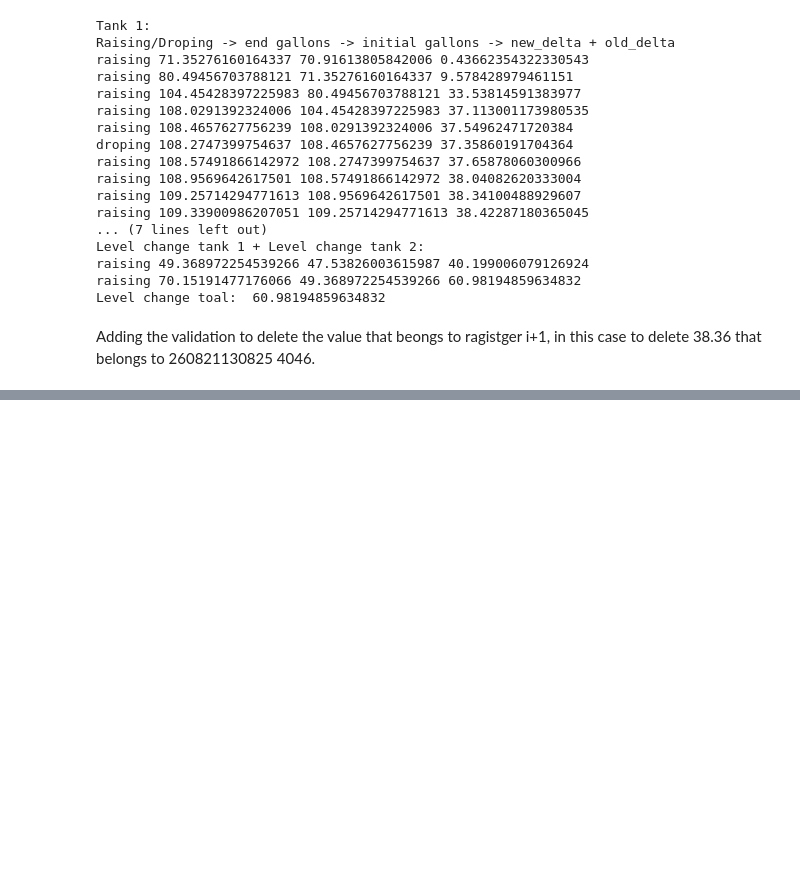
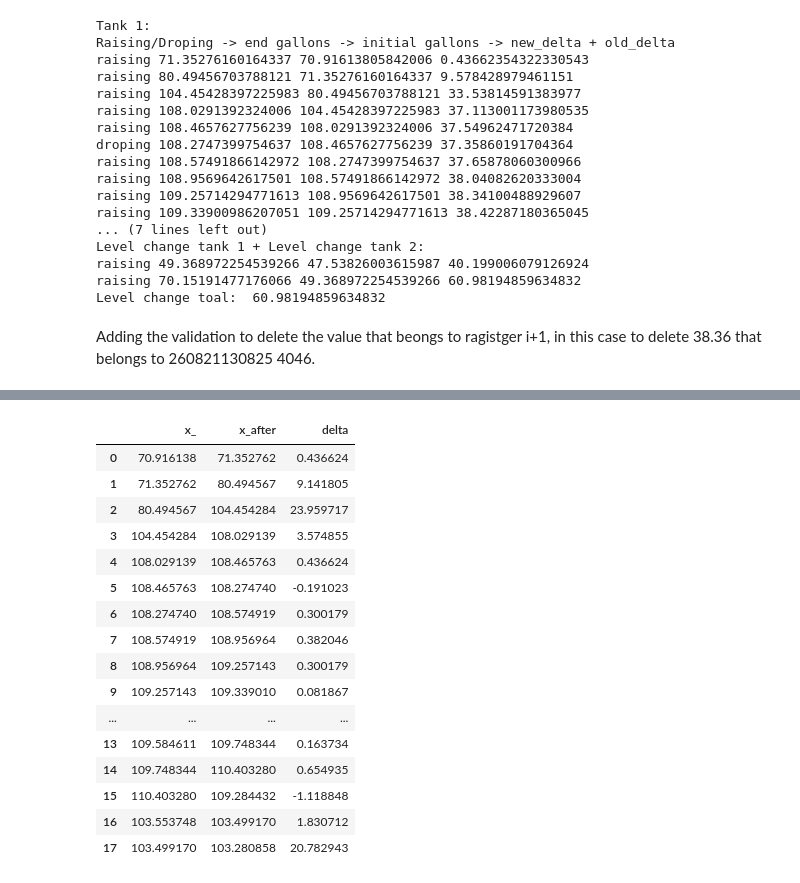
Before and after one commit to jlhb1984/Zonar_projects, a Jupyter notebook: notebooks/mym cmy743 new test TS000176073.ipynb, the cells around one changed output, grey strips where cells are left out. Cells and saved outputs as stored; diff of their text form; code cells hidden in the pictures; blank space fills up the shorter version.

Commit message:
Edition on HeroX decoder for generate a Df with fuel level

```diff
--- a/notebooks/mym cmy743 new test TS000176073.ipynb
+++ b/notebooks/mym cmy743 new test TS000176073.ipynb
@@ -304 +308,67 @@ raising 70.15191477176066 49.368972254539266 62.10079642585802
 Level change toal:  62.10079642585802
+# %%
+capacity_1=135
+capacity_2=55
+level=0
+p=0 # If vehicle is parked, p=0
+
+date1=260821124025
+date2=260821130640
+level=0
+
+delta_aux=[]
+x_after=[]
+x_=[]
+
+df_report=pd.DataFrame()
+
+print("Tank 1: ")
+print("Raising/Droping","->","end gallons","->","initial gallons","->","new_delta + old_delta","->","delta")
+for i in range(0,values_dates_fs01_ordered.shape[0]):
+    if int(values_dates_fs01_ordered.iloc[i,1])>=date1 and int(values_dates_fs01_ordered.iloc[i,1])<=date2:
+        #print(i,values_dates_fs02_ordered.iloc[i+1,3],values_dates_fs02_ordered.iloc[i,3])
+        if values_dates_fs01_ordered.iloc[i+1,3]>(values_dates_fs01_ordered.iloc[i,3]+(p/100)*capacity_1):
+            delta=values_dates_fs01_ordered.iloc[i+1,3]-values_dates_fs01_ordered.iloc[i,3]
+            delta_aux.append(delta)
+            x_after.append(values_dates_fs01_ordered.iloc[i+1,3])
+            x_.append(values_dates_fs01_ordered.iloc[i,3])
+            level=delta+level
+            print("raising",values_dates_fs01_ordered.iloc[i+1,3],values_dates_fs01_ordered.iloc[i,3],level,values_dates_fs01_ordered.iloc[i+1,3]-values_dates_fs01_ordered.iloc[i,3])
+        if values_dates_fs01_ordered.iloc[i+1,3]<(values_dates_fs01_ordered.iloc[i,3]-(p/100)*capacity_1):
+            delta=values_dates_fs01_ordered.iloc[i+1,3]-values_dates_fs01_ordered.iloc[i,3]
+            delta_aux.append(delta)
+            x_after.append(values_dates_fs01_ordered.iloc[i+1,3])
+            x_.append(values_dates_fs01_ordered.iloc[i,3])
+            level=delta+level
+            print("droping",values_dates_fs01_ordered.iloc[i+1,3],values_dates_fs01_ordered.iloc[i,3],level,values_dates_fs01_ordered.iloc[i+1,3]-values_dates_fs01_ordered.iloc[i,3])
+        if int(values_dates_fs01_ordered.iloc[i+1,1])>date2:
+            level=level-float(values_dates_fs01_ordered.iloc[i+1,3]-float(values_dates_fs01_ordered.iloc[i,3]))
+print("Level change tank 1: ",level)
+
+print("Level change tank 1 + Level change tank 2: ")
+for i in range(0,values_dates_fs02_ordered.shape[0]):
+    if int(values_dates_fs02_ordered.iloc[i,1])>=date1 and int(values_dates_fs02_ordered.iloc[i,1])<=date2:
+        #print(i,values_dates_fs02_ordered.iloc[i+1,3],values_dates_fs02_ordered.iloc[i,3])
+        if values_dates_fs02_ordered.iloc[i+1,3]>(values_dates_fs02_ordered.iloc[i,3]+(p/100)*capacity_2):
+            delta=values_dates_fs02_ordered.iloc[i+1,3]-values_dates_fs02_ordered.iloc[i,3]
+            delta_aux.append(delta)
+            x_after.append(values_dates_fs01_ordered.iloc[i+1,3])
+            x_.append(values_dates_fs01_ordered.iloc[i,3])
+            level=delta+level
+            print("raising",values_dates_fs02_ordered.iloc[i+1,3],values_dates_fs02_ordered.iloc[i,3],level,delta)
+        if values_dates_fs02_ordered.iloc[i+1,3]<(values_dates_fs02_ordered.iloc[i,3]-(p/100)*capacity_2):
+            delta=values_dates_fs02_ordered.iloc[i+1,3]-values_dates_fs02_ordered.iloc[i,3]
+            delta_aux.append(delta)
+            x_after.append(values_dates_fs01_ordered.iloc[i+1,3])
+            x_.append(values_dates_fs01_ordered.iloc[i,3])
+            level=delta+level
+            print("droping",values_dates_fs02_ordered.iloc[i+1,3],values_dates_fs02_ordered.iloc[i,3],level,delta)
+        if int(values_dates_fs02_ordered.iloc[i+1,1])>date2:
+            level=level-float(values_dates_fs02_ordered.iloc[i+1,3]-float(values_dates_fs02_ordered.iloc[i,3]))
+
+df_report['x_']=x_
+df_report['x_after']=x_after
+df_report['delta']=delta_aux
+
+df_report
+# %% [output]
@@ -304,0 +392,17 @@ Level change toal:  62.10079642585802
+|  | x_ | x_after | delta |
+| 0 | 70.916138 | 71.352762 | 0.436624 |
+| 1 | 71.352762 | 80.494567 | 9.141805 |
+| 2 | 80.494567 | 104.454284 | 23.959717 |
+| 3 | 104.454284 | 108.029139 | 3.574855 |
+| 4 | 108.029139 | 108.465763 | 0.436624 |
+| 5 | 108.465763 | 108.274740 | -0.191023 |
+| 6 | 108.274740 | 108.574919 | 0.300179 |
+| 7 | 108.574919 | 108.956964 | 0.382046 |
+| 8 | 108.956964 | 109.257143 | 0.300179 |
+| 9 | 109.257143 | 109.339010 | 0.081867 |
+| ... | ... | ... | ... |
+| 13 | 109.584611 | 109.748344 | 0.163734 |
+| 14 | 109.748344 | 110.403280 | 0.654935 |
+| 15 | 110.403280 | 109.284432 | -1.118848 |
+| 16 | 103.553748 | 103.499170 | 1.830712 |
+| 17 | 103.499170 | 103.280858 | 20.782943 |
```
Also changed, not shown: parts of 2 cells of this notebook, 6 other files.
